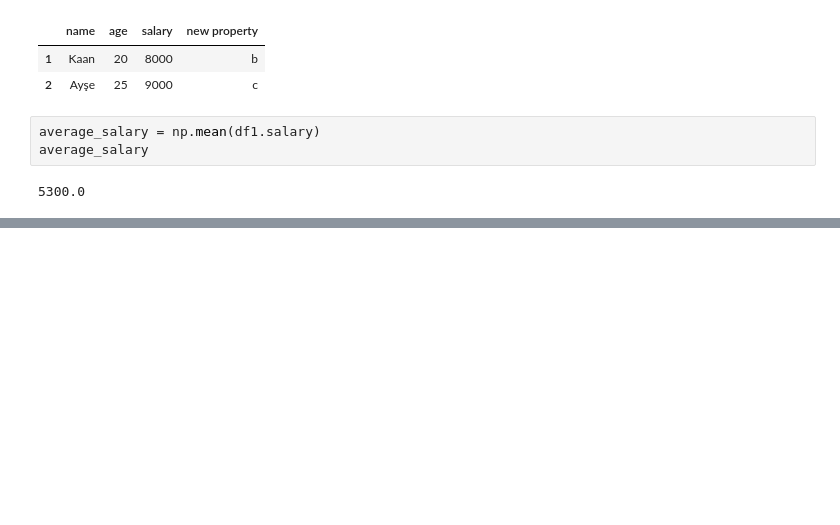
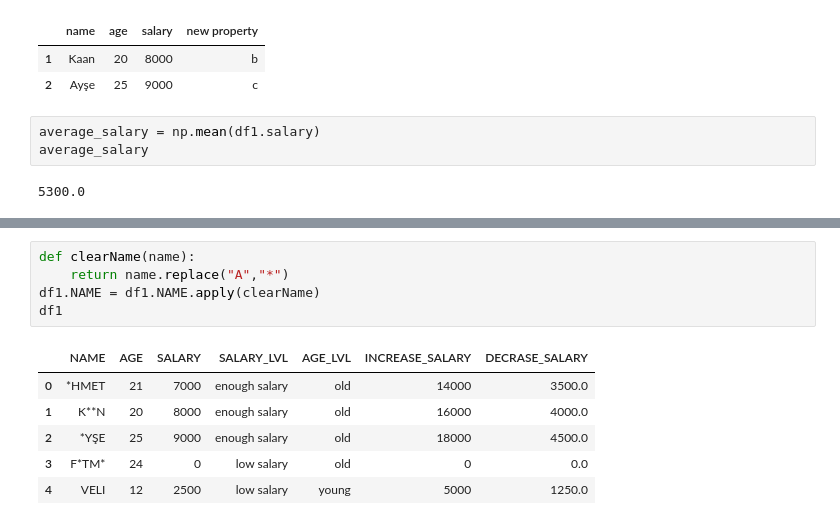
Before and after one commit to akaanuzman/data_science, a Jupyter notebook: Pandas.ipynb, the cells around one changed output, grey strips where cells are left out. Saved outputs shown, nothing was run; the diff lists cells and outputs as text; blank space fills up the shorter version.

```diff
--- a/Pandas.ipynb
+++ b/Pandas.ipynb
@@ -375,0 +376,12 @@ df1
+# %%
+def clearName(name):
+    return name.replace("A","*")
+df1.NAME = df1.NAME.apply(clearName)
+df1
+# %% [output]
+|  | NAME | AGE | SALARY | SALARY_LVL | AGE_LVL | INCREASE_SALARY | DECRASE_SALARY |
+| 0 | *HMET | 21 | 7000 | enough salary | old | 14000 | 3500.0 |
+| 1 | K**N | 20 | 8000 | enough salary | old | 16000 | 4000.0 |
+| 2 | *YŞE | 25 | 9000 | enough salary | old | 18000 | 4500.0 |
+| 3 | F*TM* | 24 | 0 | low salary | old | 0 | 0.0 |
+| 4 | VELI | 12 | 2500 | low salary | young | 5000 | 1250.0 |
```
Also changed, not shown: parts of 28 cells of this notebook, 1 other file.
